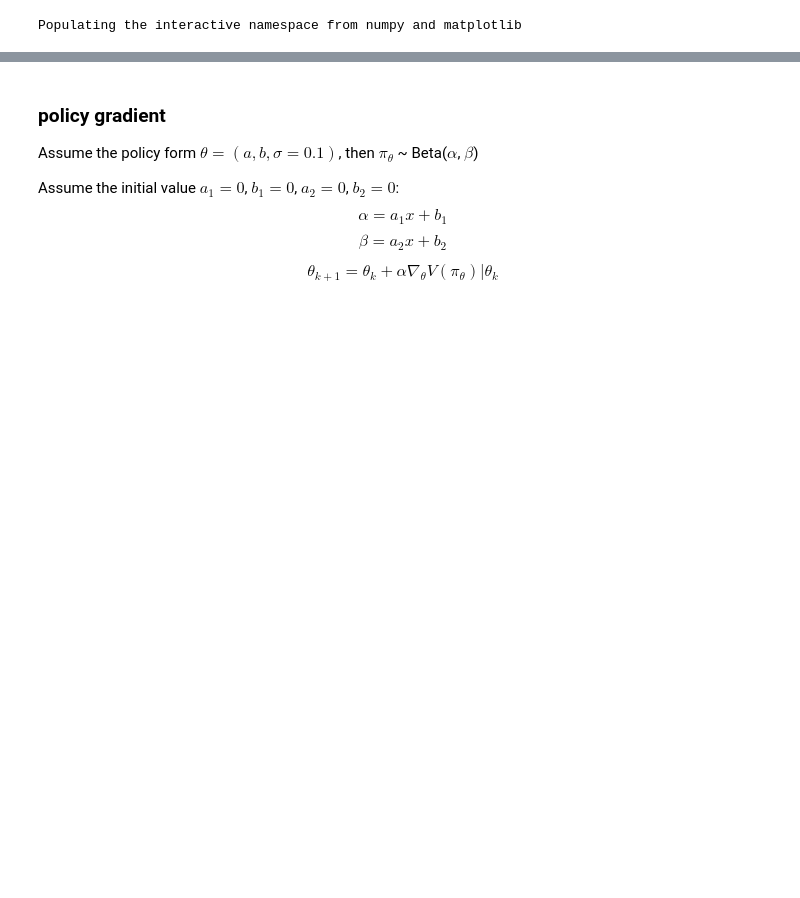
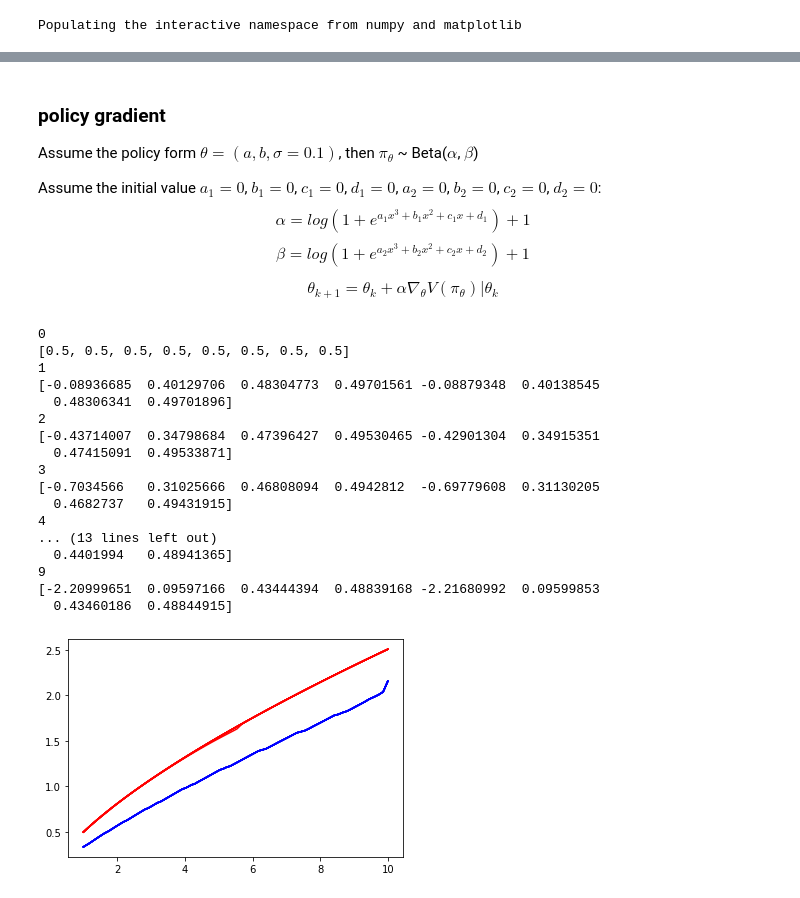
Before and after one commit to dongxulee/lifeCycle, a Jupyter notebook: 20210115/capitalAllocation.ipynb, the cells around one changed output, grey strips where cells are left out. Drawn from its saved outputs; the diff is of its cells as text; code cells hidden in the pictures; blank space fills up the shorter version.

```diff
--- a/20210115/capitalAllocation.ipynb
+++ b/20210115/capitalAllocation.ipynb
@@ -79,9 +77,9 @@ plt.plot(ks,Cs)
 Assume the policy form $\theta = (a,b, \sigma = 0.1)$, then $\pi_\theta$ ~ Beta($\alpha$, $\beta$)
 
 
-Assume the initial value $a_1 = 0$, $b_1 = 0$, $a_2 = 0$, $b_2 = 0$:
-$$\alpha = a_1 x + b_1 $$
-$$\beta = a_2 x + b_2 $$
+Assume the initial value $a_1 = 0$, $b_1 = 0$, $c_1 = 0$, $d_1 = 0$, $a_2 = 0$, $b_2 = 0$, $c_2 = 0$, $d_2 = 0$:
+$$\alpha = log(1+ e^{a_1 x^3 + b_1 x^2 + c_1 x + d_1}) + 1 $$
+$$\beta = log(1+ e^{a_2 x^3 + b_2 x^2 + c_2 x + d_2}) + 1 $$
 
 
 $$\theta_{k+1} = \theta_{k} + \alpha  \nabla_\theta V(\pi_\theta)|\theta_k$$
@@ -145,0 +165,34 @@ def plot3(theta):
+# %%
+# initial theta
+N = 10
+theta = [0.5]*8
+# gradient ascend step size
+alpha = 0.00001
+# store theta
+THETA = np.zeros((len(theta),N))
+for i in range(N):
+    if i%1 ==0:
+        print(i)
+        print(theta)
+    theta = updateTheta(theta)
+    THETA[:,i] = theta
+    plot(theta)
+# %% [output]
+0
+[0.5, 0.5, 0.5, 0.5, 0.5, 0.5, 0.5, 0.5]
+1
+[-0.08936685  0.40129706  0.48304773  0.49701561 -0.08879348  0.40138545
+  0.48306341  0.49701896]
+2
+[-0.43714007  0.34798684  0.47396427  0.49530465 -0.42901304  0.34915351
+  0.47415091  0.49533871]
+3
+[-0.7034566   0.31025666  0.46808094  0.4942812  -0.69779608  0.31130205
+  0.4682737   0.49431915]
+4
+... (13 lines left out)
+  0.4401994   0.48941365]
+9
+[-2.20999651  0.09597166  0.43444394  0.48839168 -2.21680992  0.09599853
+  0.43460186  0.48844915]
+[figure, added]
```
Also changed, not shown: parts of 6 cells of this notebook, 2 other files.
